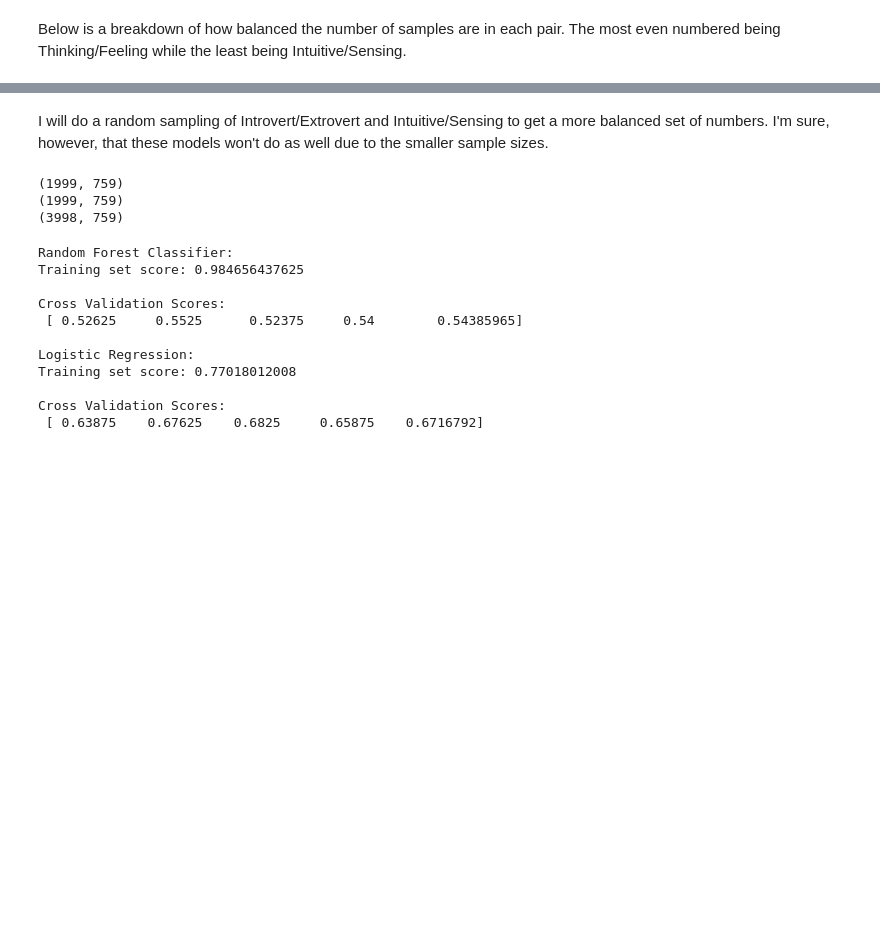
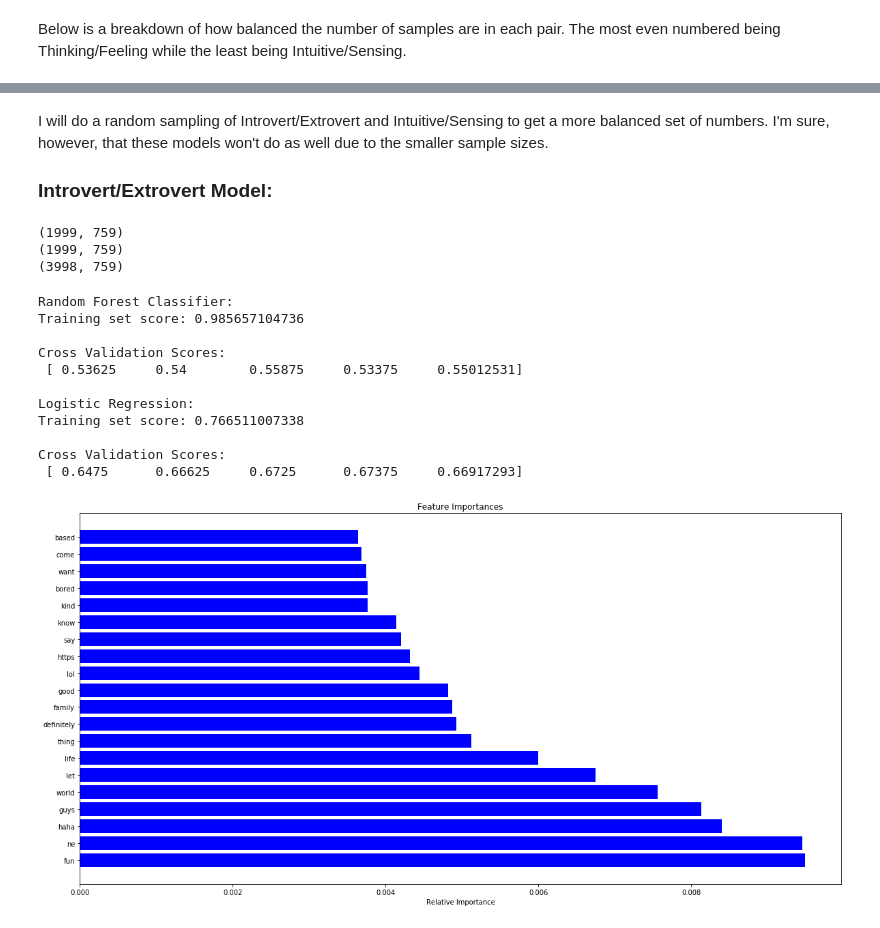
Before and after one commit to VincentG123/ThinkfulBootcamp, a Jupyter notebook: MyersBriggsPersonalityTestFinalCapstone.ipynb, the cells around one changed output, grey strips where cells are left out. Cells and saved outputs as stored; diff of their text form; code cells hidden in the pictures; blank space fills up the shorter version.

```diff
--- a/MyersBriggsPersonalityTestFinalCapstone.ipynb
+++ b/MyersBriggsPersonalityTestFinalCapstone.ipynb
@@ -312,10 +310,12 @@ plt.show()
 [figure]
 # %% [markdown]
 I will do a random sampling of Introvert/Extrovert and Intuitive/Sensing to get a more balanced set of numbers. I'm sure, however, that these models won't do as well due to the smaller sample sizes.
+
+### Introvert/Extrovert Model:
 # %%
-data_I = tfidf_feature_matrix.loc[tfidf_feature_matrix['type_IE'] == 'I'].sample(n=1999)
+data_I = tfidf_feature_matrix2.loc[tfidf_feature_matrix2['type_IE'] == 'I'].sample(n=1999)
 print(data_I.shape)
-data_E = tfidf_feature_matrix.loc[tfidf_feature_matrix['type_IE'] == 'E']
+data_E = tfidf_feature_matrix2.loc[tfidf_feature_matrix2['type_IE'] == 'E']
 print(data_E.shape)
 data_IE = pd.concat([data_I, data_E])
 print(data_IE.shape)
@@ -329,35 +329,48 @@ drop_list = ['type_IE','type_NS',"type_TF",'type_JP']
 # %%
 from sklearn.model_selection import cross_val_score
 
 Y = data_IE['type_IE']
 X = data_IE.drop(drop_list, axis=1)
 
 X_train, X_test, Y_train, Y_test = train_test_split(X, Y, test_size=0.25, random_state=42)
 
-rfc = ensemble.RandomForestClassifier()
+rfc_IE = ensemble.RandomForestClassifier()
 
-rfc.fit(X_train, Y_train)
+rfc_IE.fit(X_train, Y_train)
 
 print('\nRandom Forest Classifier:')
-print('Training set score:', rfc.score(X_train, Y_train))
+print('Training set score:', rfc_IE.score(X_train, Y_train))
 
-print('\nCross Validation Scores:\n' , cross_val_score(rfc, X, Y, cv=5))
+print('\nCross Validation Scores:\n' , cross_val_score(rfc_IE, X, Y, cv=5))
 
-lr = LogisticRegression()
-lr.fit(X_train, Y_train)
+lr_IE = LogisticRegression()
+lr_IE.fit(X_train, Y_train)
 
 print('\nLogistic Regression:')
-print('Training set score:', lr.score(X_train, Y_train))
-print('\nCross Validation Scores:\n' , cross_val_score(lr, X, Y, cv=5))
+print('Training set score:', lr_IE.score(X_train, Y_train))
+print('\nCross Validation Scores:\n' , cross_val_score(lr_IE, X, Y, cv=5))
+
+features = X.columns
+importances = rfc_IE.feature_importances_
+indices = np.argsort(importances)[::-1]
+top_k = 20
+indices = indices[:top_k]
+
+plt.title('Feature Importances')
+plt.barh(range(len(indices)), importances[indices], color='b', align='center')
+plt.yticks(range(len(indices)), features[indices])
+plt.xlabel('Relative Importance')
+plt.show()
 # %% [output]
 Random Forest Classifier:
-Training set score: 0.984656437625
+Training set score: 0.985657104736
 
 Cross Validation Scores:
- [ 0.52625     0.5525      0.52375     0.54        0.54385965]
+ [ 0.53625     0.54        0.55875     0.53375     0.55012531]
 
 Logistic Regression:
-Training set score: 0.77018012008
+Training set score: 0.766511007338
 
 Cross Validation Scores:
- [ 0.63875    0.67625    0.6825     0.65875    0.6716792]
+ [ 0.6475      0.66625     0.6725      0.67375     0.66917293]
+[figure, added]
```
Also changed, not shown: parts of 35 cells of this notebook.
